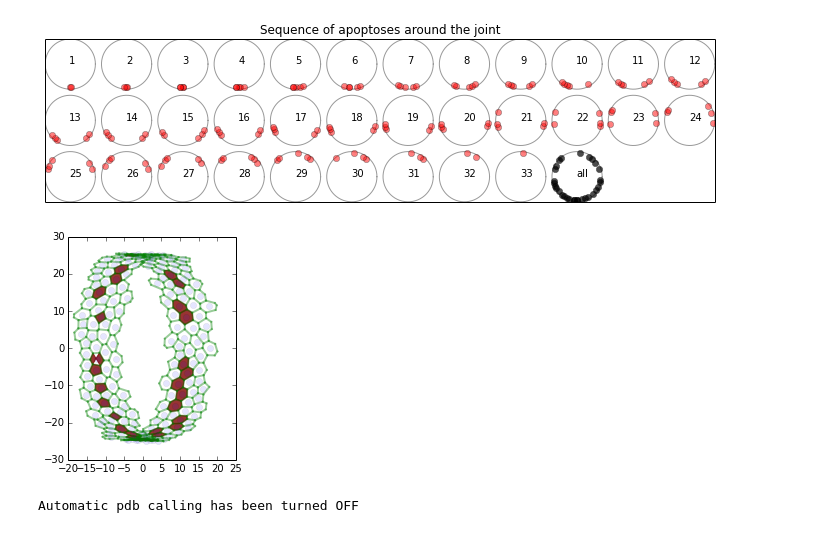
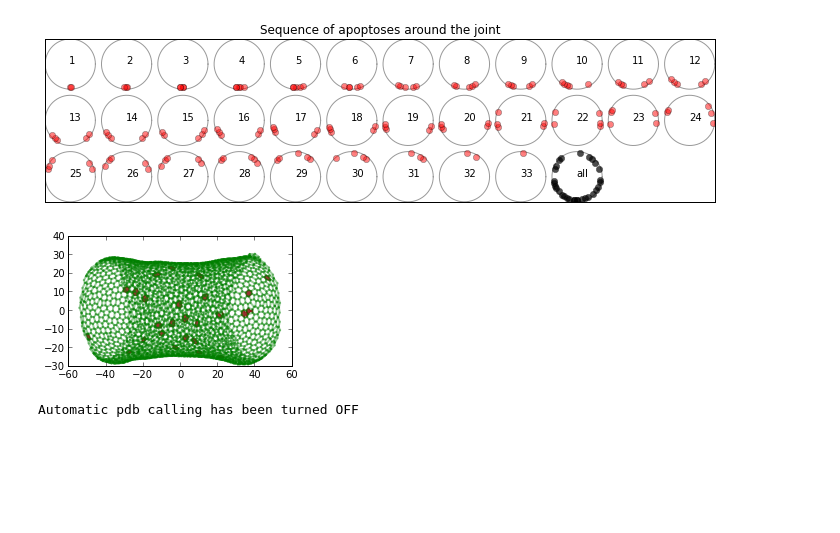
Before and after one commit to glyg/leg-joint, a Jupyter notebook: notebooks/7 - Joint.ipynb, the cells around one changed output. Saved outputs shown, nothing was run; the diff lists cells and outputs as text; code cells hidden in the pictures; blank space fills up the shorter version.

Commit message:
Working on the figures...

```diff
--- a/notebooks/7 - Joint.ipynb
+++ b/notebooks/7 - Joint.ipynb
@@ -126,7 +129,7 @@ plt.draw()
 # %%
 #eptm = lj.Epithelium(graphXMLfile='../saved_graphs/xml/before_apoptosis.xml',#
 #                     paramfile='../default/params.xml')
-apopto_cells = get_apoptotic_cells(eptm, seed=8, z0=0., width_apopto=1.8, p0=0.8, amp=0.7)
+apopto_cells = get_apoptotic_cells(eptm, seed=6, z0=0., width_apopto=50, p0=0.025, amp=0.)
 apopto_sequence = get_sequence(apopto_cells, num_steps=5)
 # %% [output]
 Number of apoptotic cells: 30
@@ -177,37 +180,37 @@ pseudo_x.a = eptm.zeds.a * np.cos(z_angle) - eptm.rhos.a * np.sin(
 pseudo_y.a = eptm.rhos.a * np.cos(eptm.thetas.a + d_theta)
 
 
-fig, ax = plt.subplots()
+fig, ax = plt.subplots(figsize=(4, 8))
 ax = lj.plot_cells_generic(eptm, pseudo_x, pseudo_y, ax=ax,
                            vfilt=eptm.is_local_vert,
                            efilt=eptm.is_local_edge,
                            c_text=False)
 
 is_apopto = eptm.is_cell_vert.copy()
 is_apopto.a[:] = 0
 color_dead = eptm.zeds.copy()
 color_dead.a[:] = 0.
 for cell in apopto_cells:
     color_dead[cell] = 0.8
     is_apopto[cell] = 1
     for jv in cell.out_neighbours():
         is_apopto[jv] = 1
 
 ax = lj.draw_polygons(eptm, pseudo_x, pseudo_y, color_dead,
                       vfilt=is_apopto,
                       efilt=eptm.is_local_edge, ax=ax)
 for patch in ax.patches:
     patch.set_alpha(0.8)
 
-fig.savefig('../doc/imgs/apopto_repartition.svg')
+fig.savefig('../doc/imgs/apopto_repartition_random.svg')
 
 plt.show()
 
 
 #for cell in apopto_cells:
 #    ax.plot(pseudo_x[cell], pseudo_y[cell], 'ro')
 # %% [output]
-[figure, old version]
+[figure, new version]
 # %%
 %pdb
 # %% [output]
```
Also changed, not shown: parts of 8 cells of this notebook, 10 other files.
